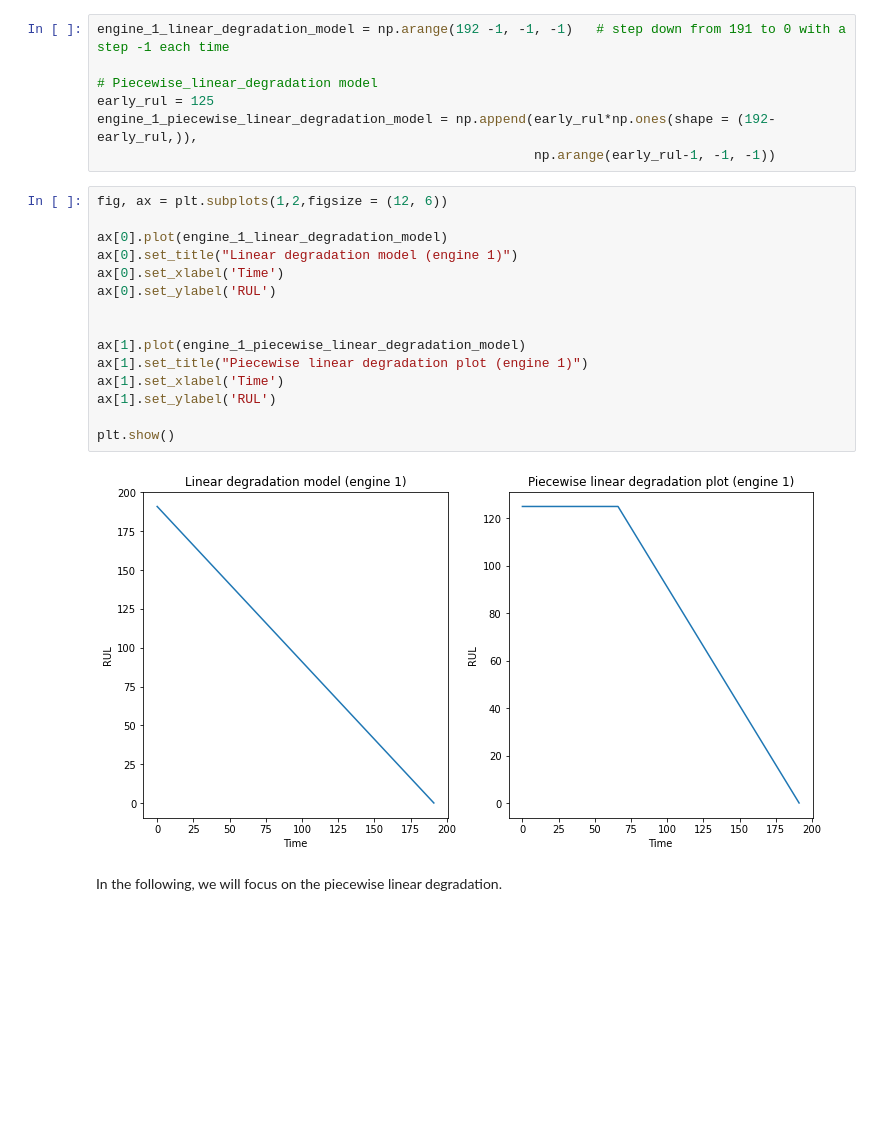
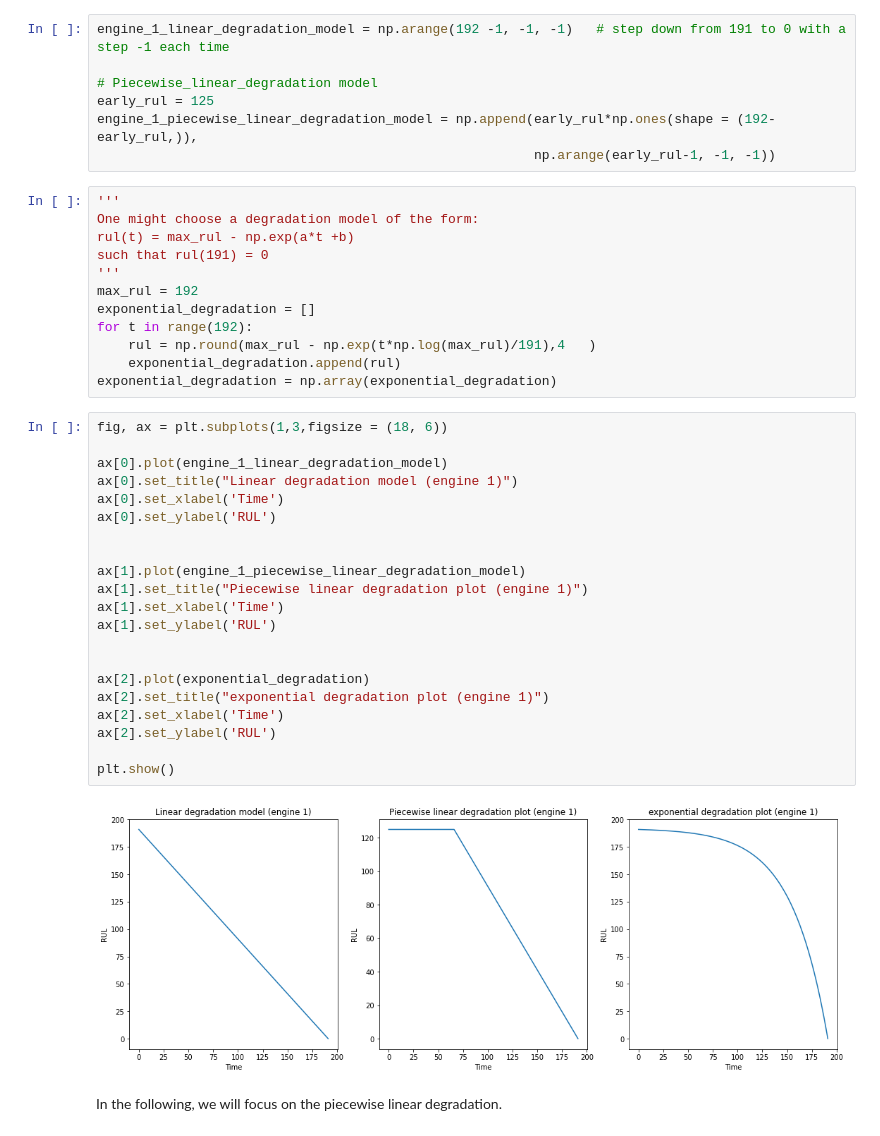
Before and after one commit to dongquan-vu/RUL-prognosis, a Jupyter notebook: notebooks/Week1/Data_description_and_preprocessing.ipynb, the cells around one changed output. Cells and saved outputs as stored; diff of their text form; blank space fills up the shorter version.

```diff
--- a/notebooks/Week1/Data_description_and_preprocessing.ipynb
+++ b/notebooks/Week1/Data_description_and_preprocessing.ipynb
@@ -85,23 +85,41 @@ engine_1_linear_degradation_model = np.arange(192 -1, -1, -1)   # step down from
 early_rul = 125
 engine_1_piecewise_linear_degradation_model = np.append(early_rul*np.ones(shape = (192-early_rul,)),
                                                         np.arange(early_rul-1, -1, -1))
+# %%
+'''
+One might choose a degradation model of the form:
+rul(t) = max_rul - np.exp(a*t +b)
+such that rul(191) = 0
+'''
+max_rul = 192
+exponential_degradation = []
+for t in range(192):
+    rul = np.round(max_rul - np.exp(t*np.log(max_rul)/191),4   )
+    exponential_degradation.append(rul)
+exponential_degradation = np.array(exponential_degradation)
 # %%
-fig, ax = plt.subplots(1,2,figsize = (12, 6))
+fig, ax = plt.subplots(1,3,figsize = (18, 6))
 
 ax[0].plot(engine_1_linear_degradation_model)
 ax[0].set_title("Linear degradation model (engine 1)")
 ax[0].set_xlabel('Time')
 ax[0].set_ylabel('RUL')
 
 
 ax[1].plot(engine_1_piecewise_linear_degradation_model)
 ax[1].set_title("Piecewise linear degradation plot (engine 1)")
 ax[1].set_xlabel('Time')
 ax[1].set_ylabel('RUL')
 
+
+ax[2].plot(exponential_degradation)
+ax[2].set_title("exponential degradation plot (engine 1)")
+ax[2].set_xlabel('Time')
+ax[2].set_ylabel('RUL')
+
 plt.show()
 # %% [output]
-[figure, old version]
+[figure, new version]
 # %% [markdown]
 In the following, we will focus on the piecewise linear degradation.
 # %% [markdown]
```
Also changed, not shown: parts of 4 cells of this notebook.
